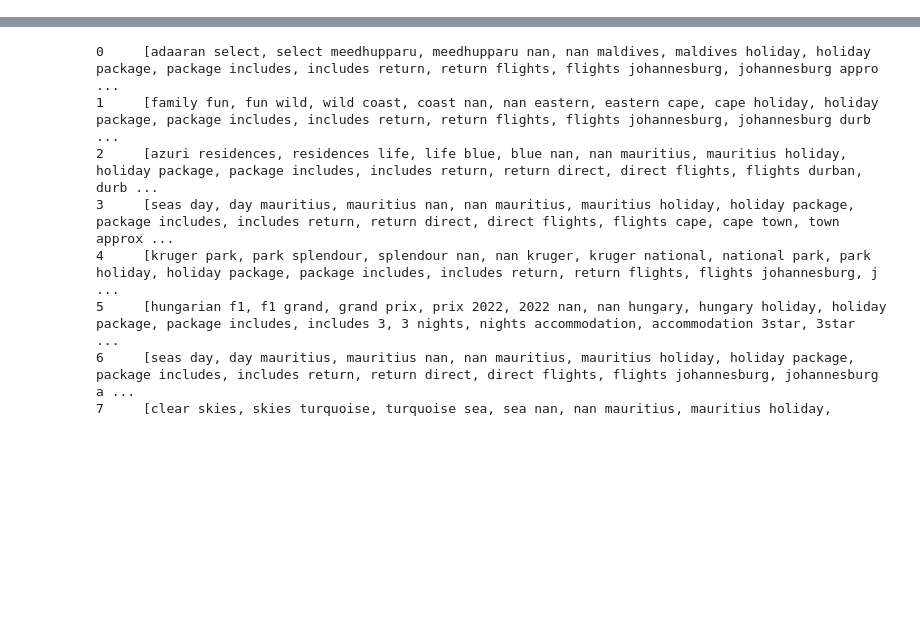
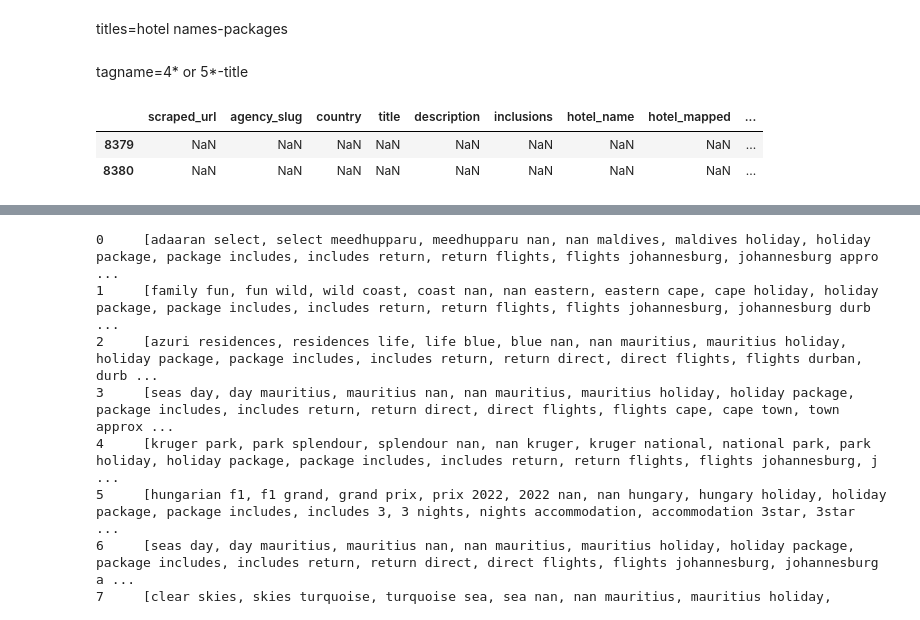
Before and after one commit to jeniffermukami/Name-matching-in-python, a Jupyter notebook: hotels mapping/Untitled3.ipynb, the cells around one changed output, grey strips where cells are left out. Drawn from its saved outputs; the diff is of its cells as text; code cells hidden in the pictures; blank space fills up the shorter version.

```diff
--- a/hotels mapping/Untitled3.ipynb
+++ b/hotels mapping/Untitled3.ipynb
@@ -31,0 +175,2 @@ scraped_ngrams.head(20)
+# %% [markdown]
+titles=hotel names-packages
@@ -31,0 +179,2 @@ scraped_ngrams.head(20)
+# %% [markdown]
+tagname=4* or 5*-title
@@ -32,3 +183,9 @@ scraped_ngrams.head(20)
+# %%
+selected_rows.loc[selected_rows['domain']== 'nan'].head(20)
+# %% [output]
+|  | scraped_url | agency_slug | country | title | description | inclusions | hotel_name | hotel_mapped | ... |
+| 8379 | NaN | NaN | NaN | NaN | NaN | NaN | NaN | NaN | ... |
+| 8380 | NaN | NaN | NaN | NaN | NaN | NaN | NaN | NaN | ... |
 # %%
 scraped.head()
 # %% [output]
```
Also changed, not shown: parts of 38 cells of this notebook, 6 other files.
